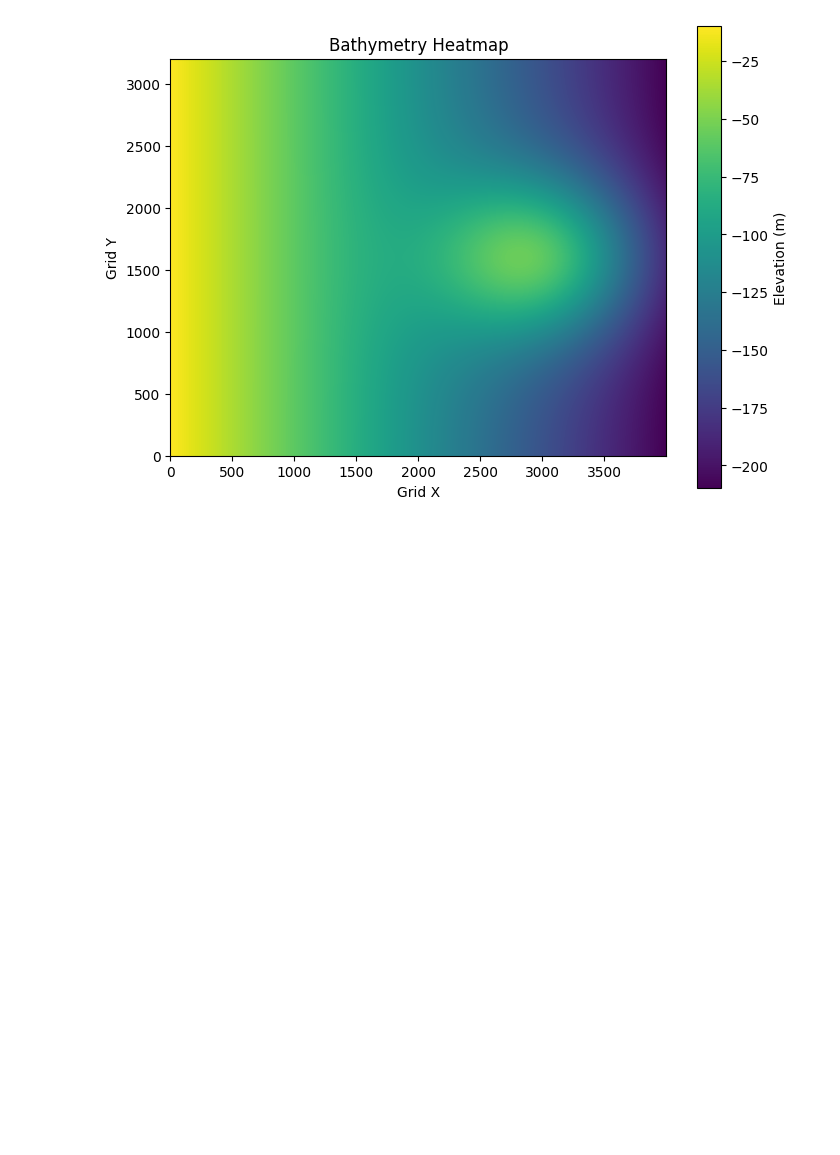
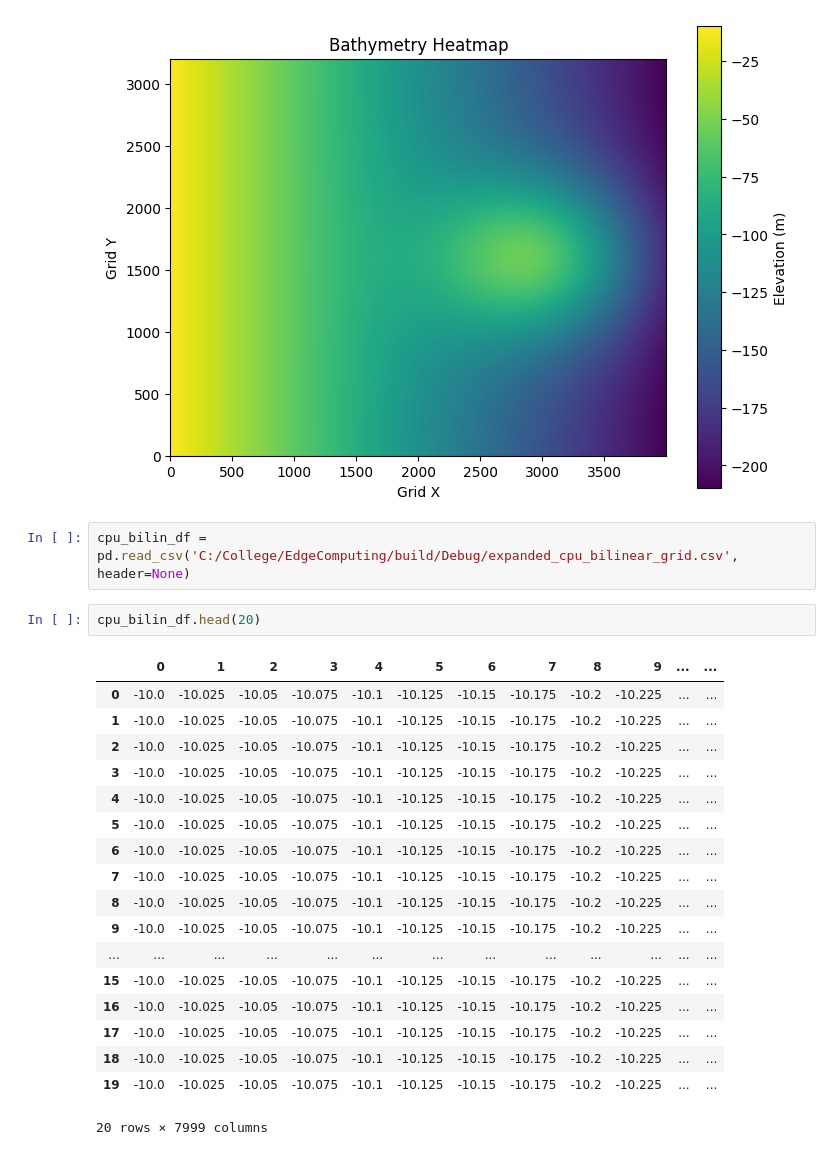
Before and after one commit to devsaxena974/AUV-Real-Time-Interpolation, a Jupyter notebook: code/test_cpu_gpu_results.ipynb, the cells around one changed output. Cells and saved outputs as stored; diff of their text form; blank space fills up the shorter version.

```diff
--- a/code/test_cpu_gpu_results.ipynb
+++ b/code/test_cpu_gpu_results.ipynb
@@ -51,5 +38,28 @@ plt.ylabel("Grid Y")
 plt.show()
 # %% [output]
 [figure]
+# %%
+cpu_bilin_df = pd.read_csv('C:/College/EdgeComputing/build/Debug/expanded_cpu_bilinear_grid.csv', header=None)
+# %%
+cpu_bilin_df.head(20)
+# %% [output]
+|  | 0 | 1 | 2 | 3 | 4 | 5 | 6 | 7 | 8 | 9 | ... | ... |
+| 0 | -10.0 | -10.025 | -10.05 | -10.075 | -10.1 | -10.125 | -10.15 | -10.175 | -10.2 | -10.225 | ... | ... |
+| 1 | -10.0 | -10.025 | -10.05 | -10.075 | -10.1 | -10.125 | -10.15 | -10.175 | -10.2 | -10.225 | ... | ... |
+| 2 | -10.0 | -10.025 | -10.05 | -10.075 | -10.1 | -10.125 | -10.15 | -10.175 | -10.2 | -10.225 | ... | ... |
+| 3 | -10.0 | -10.025 | -10.05 | -10.075 | -10.1 | -10.125 | -10.15 | -10.175 | -10.2 | -10.225 | ... | ... |
+| 4 | -10.0 | -10.025 | -10.05 | -10.075 | -10.1 | -10.125 | -10.15 | -10.175 | -10.2 | -10.225 | ... | ... |
+| 5 | -10.0 | -10.025 | -10.05 | -10.075 | -10.1 | -10.125 | -10.15 | -10.175 | -10.2 | -10.225 | ... | ... |
+| 6 | -10.0 | -10.025 | -10.05 | -10.075 | -10.1 | -10.125 | -10.15 | -10.175 | -10.2 | -10.225 | ... | ... |
+| 7 | -10.0 | -10.025 | -10.05 | -10.075 | -10.1 | -10.125 | -10.15 | -10.175 | -10.2 | -10.225 | ... | ... |
+| 8 | -10.0 | -10.025 | -10.05 | -10.075 | -10.1 | -10.125 | -10.15 | -10.175 | -10.2 | -10.225 | ... | ... |
+| 9 | -10.0 | -10.025 | -10.05 | -10.075 | -10.1 | -10.125 | -10.15 | -10.175 | -10.2 | -10.225 | ... | ... |
+| ... | ... | ... | ... | ... | ... | ... | ... | ... | ... | ... | ... | ... |
+| 15 | -10.0 | -10.025 | -10.05 | -10.075 | -10.1 | -10.125 | -10.15 | -10.175 | -10.2 | -10.225 | ... | ... |
+| 16 | -10.0 | -10.025 | -10.05 | -10.075 | -10.1 | -10.125 | -10.15 | -10.175 | -10.2 | -10.225 | ... | ... |
+| 17 | -10.0 | -10.025 | -10.05 | -10.075 | -10.1 | -10.125 | -10.15 | -10.175 | -10.2 | -10.225 | ... | ... |
+| 18 | -10.0 | -10.025 | -10.05 | -10.075 | -10.1 | -10.125 | -10.15 | -10.175 | -10.2 | -10.225 | ... | ... |
+| 19 | -10.0 | -10.025 | -10.05 | -10.075 | -10.1 | -10.125 | -10.15 | -10.175 | -10.2 | -10.225 | ... | ... |
+20 rows × 7999 columns
 # %%
 # Convert the DataFrame to a NumPy array.
```
Also changed, not shown: parts of 9 cells of this notebook, 7 other files.
